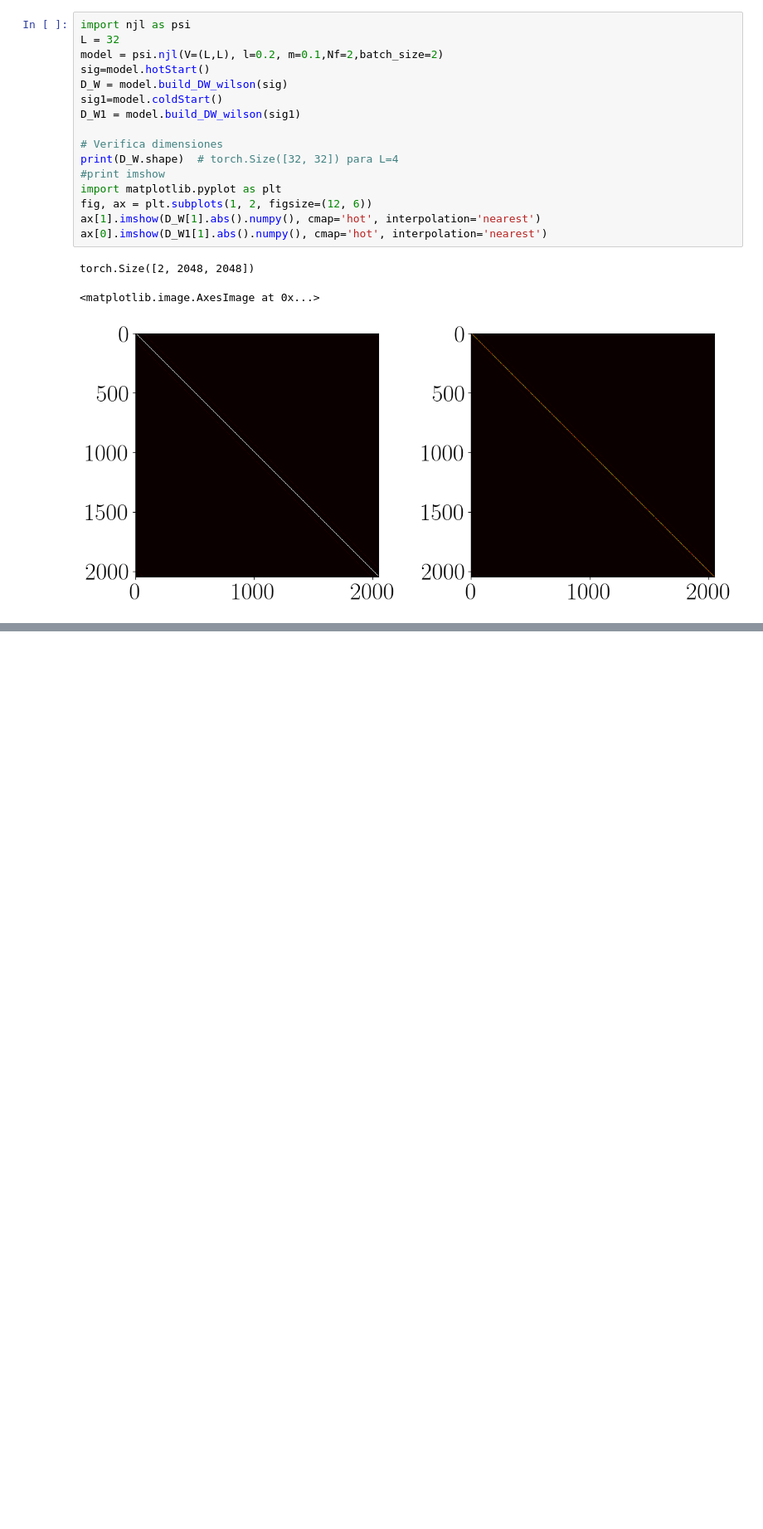
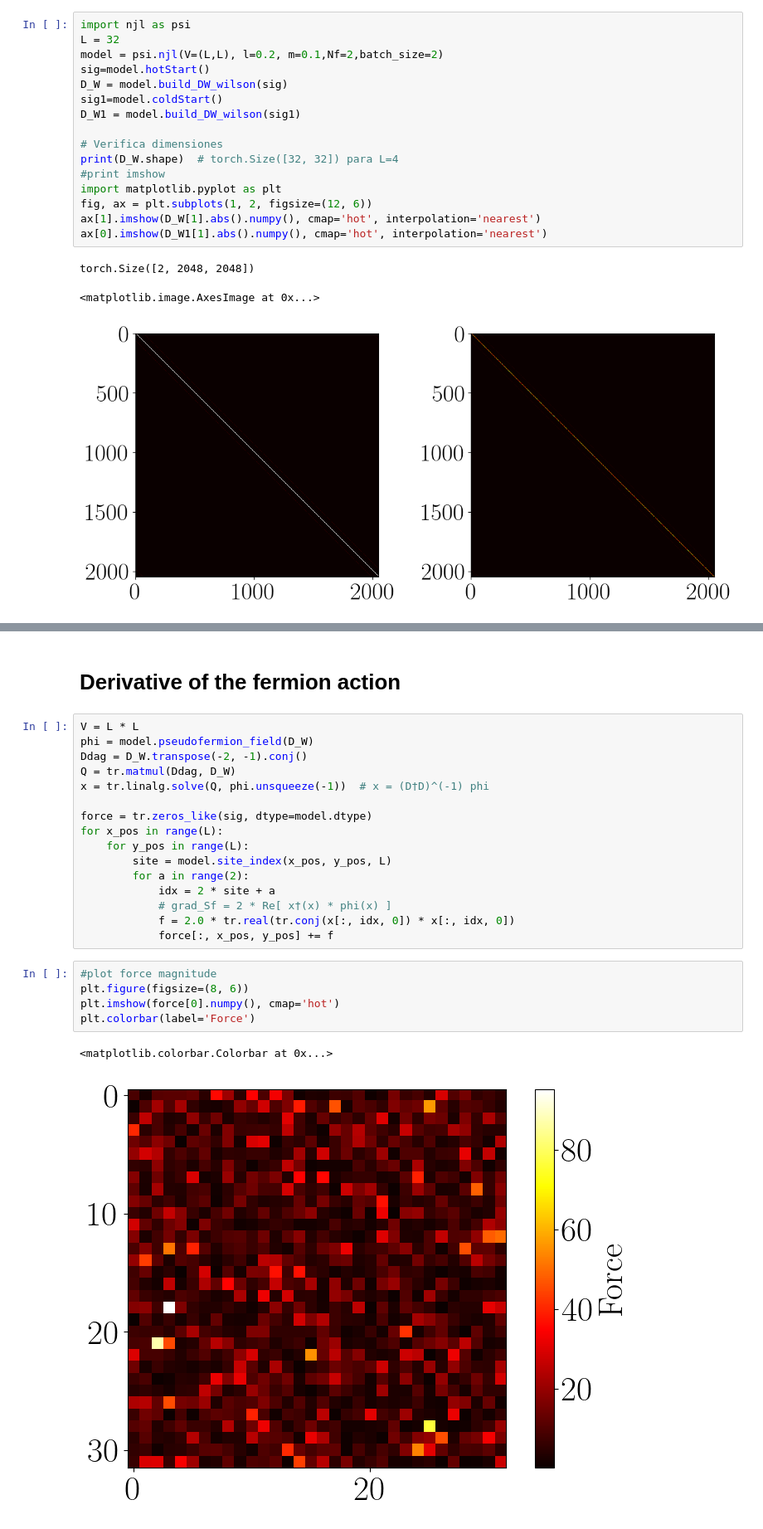
Before and after one commit to orginos/torchQFT, a Jupyter notebook: njl.ipynb, the cells around one changed output, grey strips where cells are left out. Shown: that part at 83% size. Saved outputs shown, nothing was run; the diff lists cells and outputs as text; blank space fills up the shorter version.

```diff
--- a/njl.ipynb
+++ b/njl.ipynb
@@ -99,0 +101,26 @@ torch.Size([2048]) torch.Size([2048])
+# %% [markdown]
+# Derivative of the fermion action
+# %%
+V = L * L
+phi = model.pseudofermion_field(D_W)
+Ddag = D_W.transpose(-2, -1).conj()
+Q = tr.matmul(Ddag, D_W)
+x = tr.linalg.solve(Q, phi.unsqueeze(-1))  # x = (D†D)^(-1) phi
+
+force = tr.zeros_like(sig, dtype=model.dtype)
+for x_pos in range(L):
+    for y_pos in range(L):
+        site = model.site_index(x_pos, y_pos, L)
+        for a in range(2):
+            idx = 2 * site + a
+            # grad_Sf = 2 * Re[ x†(x) * phi(x) ]
+            f = 2.0 * tr.real(tr.conj(x[:, idx, 0]) * x[:, idx, 0])
+            force[:, x_pos, y_pos] += f
+# %%
+#plot force magnitude
+plt.figure(figsize=(8, 6))
+plt.imshow(force[0].numpy(), cmap='hot')
+plt.colorbar(label='Force')
+# %% [output]
+<matplotlib.colorbar.Colorbar at 0x...>
+[figure, added]
```
Also changed, not shown: parts of 2 cells of this notebook, 1 other file.
